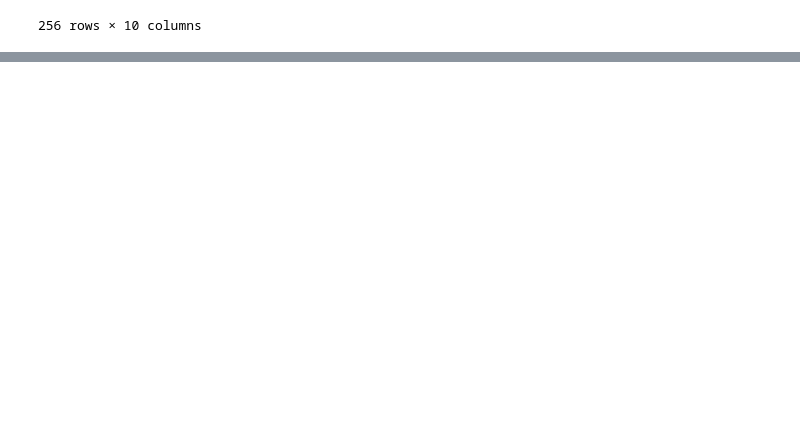
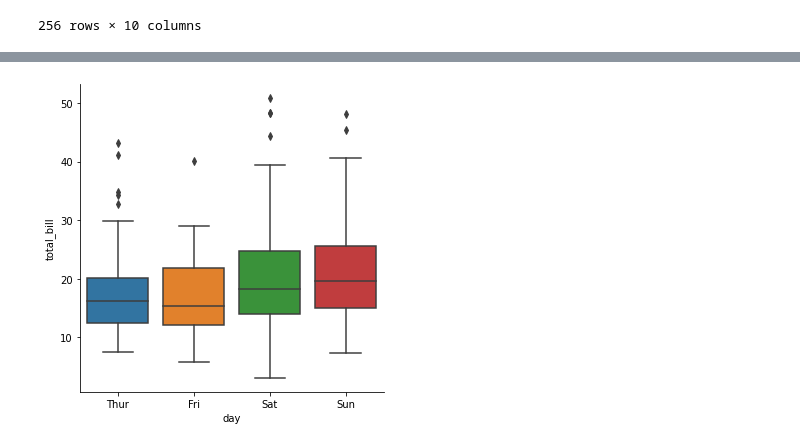
Before and after one commit to gdv/scuole-lincei, a Jupyter notebook: Lincei.ipynb, the cells around one changed output, grey strips where cells are left out. Cells and saved outputs as stored; diff of their text form; code cells hidden in the pictures; blank space fills up the shorter version.

```diff
--- a/Lincei.ipynb
+++ b/Lincei.ipynb
@@ -1037,0 +1054,4 @@ totale
+# %%
+sns.catplot(x="day", y="total_bill", kind="box", data=tips);
+# %% [output]
+[figure, added]
```
Also changed, not shown: parts of 16 cells of this notebook.
